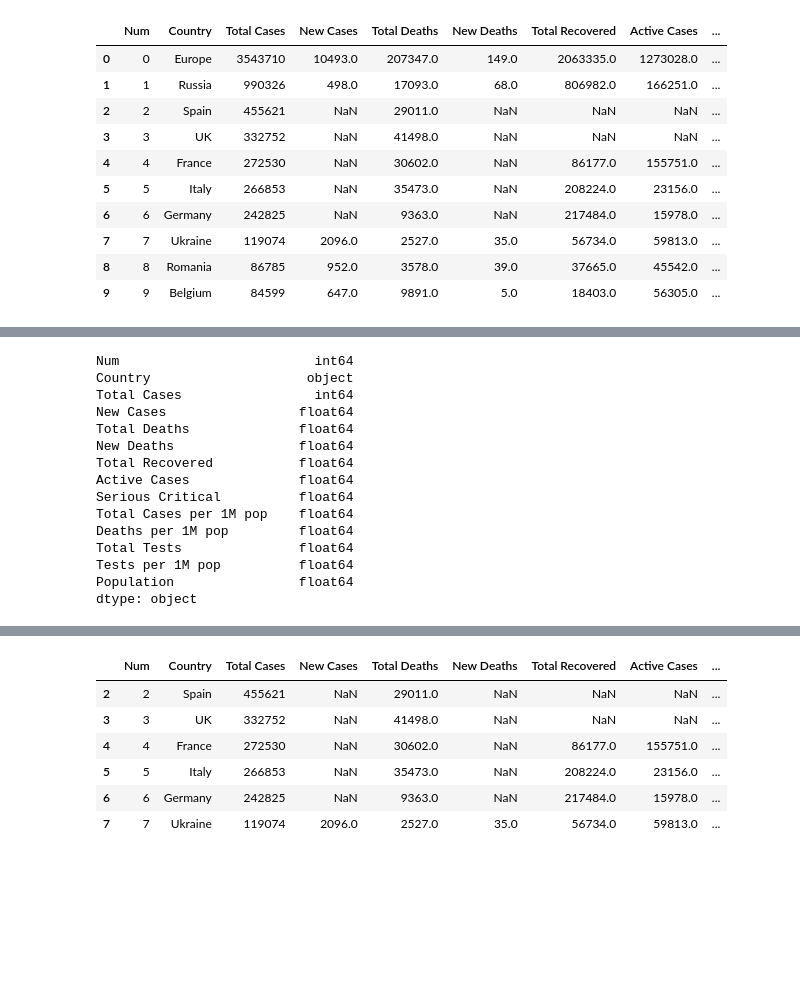
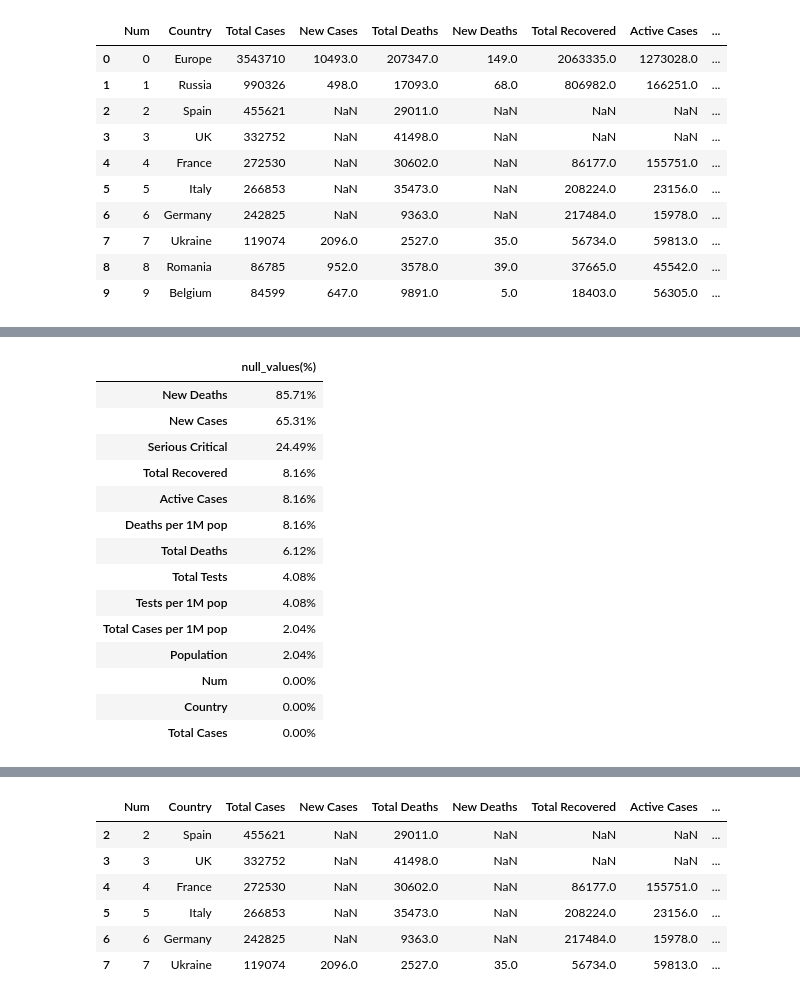
Before and after one commit to JALVARADORUIZ/Magister_BigData_UB, a Jupyter notebook: M2_AG1_GRUPO14.ipynb, the cells around one changed output, grey strips where cells are left out. Saved outputs shown, nothing was run; the diff lists cells and outputs as text; code cells hidden in the pictures; blank space fills up the shorter version.

```diff
--- a/M2_AG1_GRUPO14.ipynb
+++ b/M2_AG1_GRUPO14.ipynb
@@ -86,18 +98,23 @@ Index(['Num', 'Country', 'Total Cases', 'New Cases', 'Total Deaths',
-# %%
-df.dtypes
-# %% [output]
-Num                         int64
-Country                    object
-Total Cases                 int64
-New Cases                 float64
-Total Deaths              float64
-New Deaths                float64
-Total Recovered           float64
-Active Cases              float64
-Serious Critical          float64
-Total Cases per 1M pop    float64
-Deaths per 1M pop         float64
-Total Tests               float64
-Tests per 1M pop          float64
-Population                float64
-dtype: object
+# %%
+# Para evaluar qué porcentaje de los datos son Null
+pd.set_option('display.float_format', '{:.2%}'.format)
+
+null_values = df.isnull().sum()/len(df)
+null_values_df = pd.DataFrame({'null_values(%)': null_values}).sort_values('null_values(%)', ascending=False)
+null_values_df
+# %% [output]
+|  | null_values(%) |
+| New Deaths | 85.71% |
+| New Cases | 65.31% |
+| Serious Critical | 24.49% |
+| Total Recovered | 8.16% |
+| Active Cases | 8.16% |
+| Deaths per 1M pop | 8.16% |
+| Total Deaths | 6.12% |
+| Total Tests | 4.08% |
+| Tests per 1M pop | 4.08% |
+| Total Cases per 1M pop | 2.04% |
+| Population | 2.04% |
+| Num | 0.00% |
+| Country | 0.00% |
+| Total Cases | 0.00% |
```
Also changed, not shown: parts of 21 cells of this notebook.
